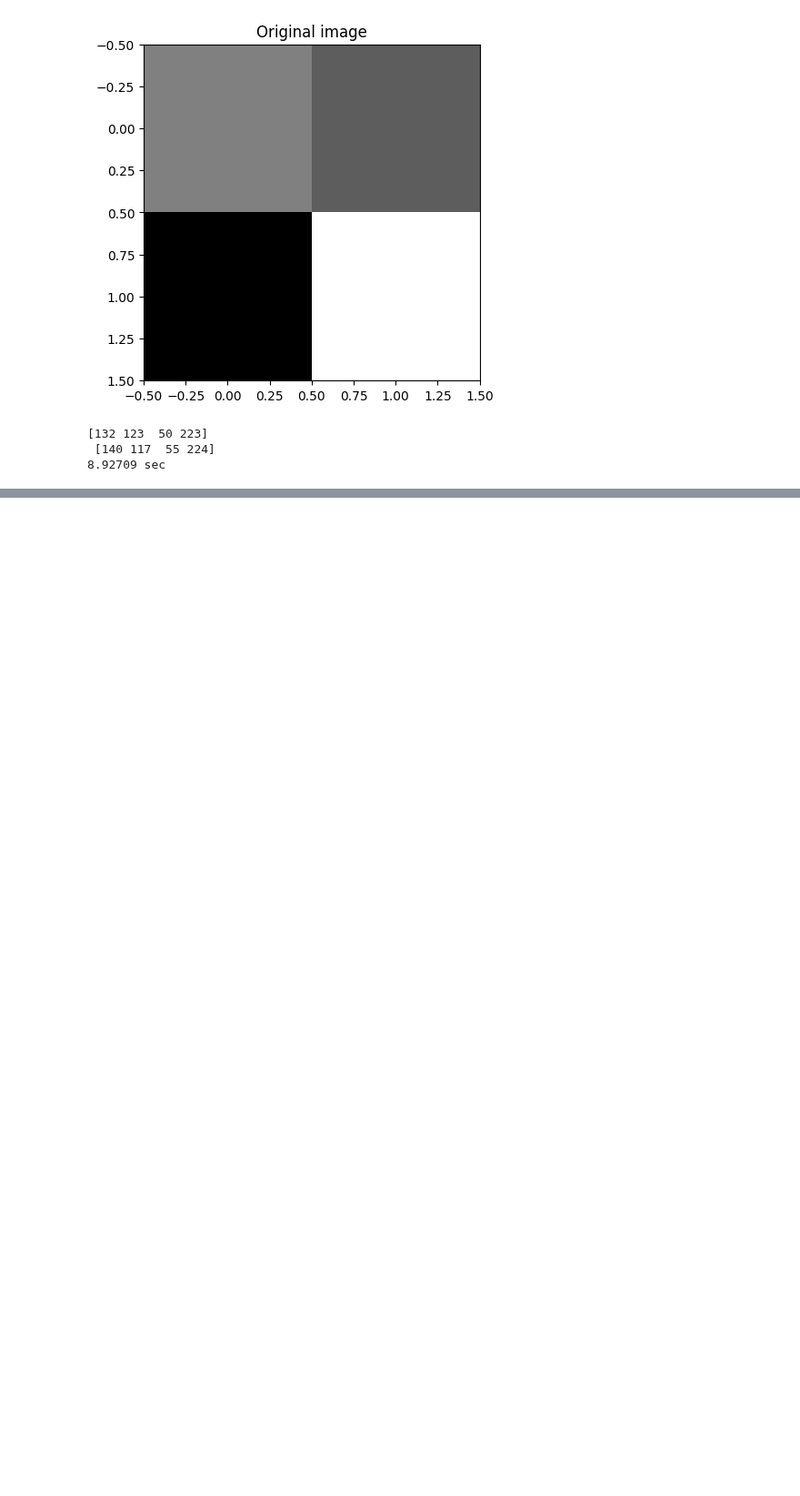
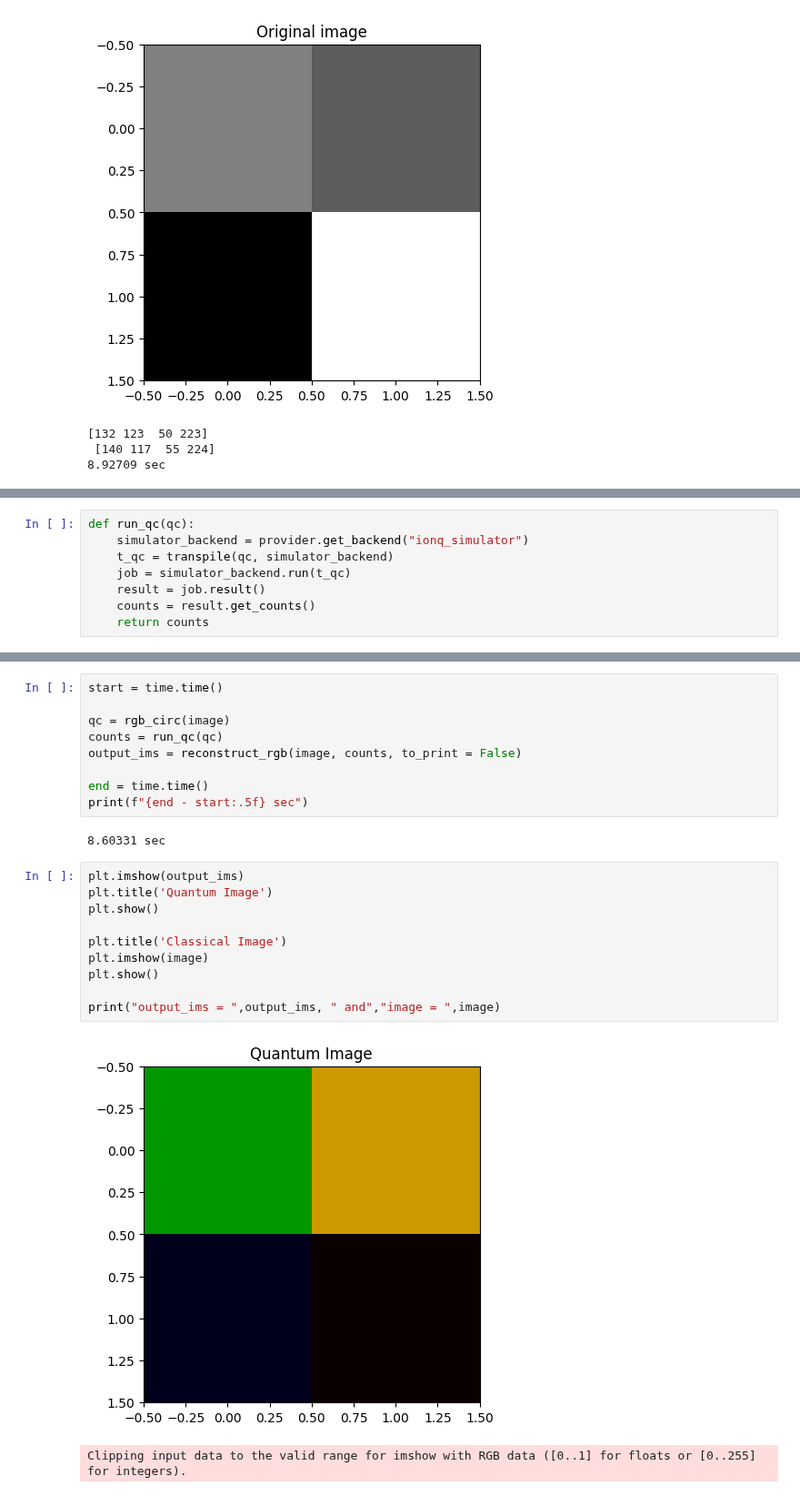
Before and after one commit to ksm999/Stereo, a Jupyter notebook: Time Compare.ipynb, the cells around one changed output, grey strips where cells are left out. Shown at 91% size. Cells and saved outputs as stored; diff of their text form; blank space fills up the shorter version.

```diff
--- a/Time Compare.ipynb
+++ b/Time Compare.ipynb
@@ -779,0 +1022,8 @@ the meauserd coordinates are
+# %%
+def run_qc(qc):
+    simulator_backend = provider.get_backend("ionq_simulator")
+    t_qc = transpile(qc, simulator_backend)
+    job = simulator_backend.run(t_qc)
+    result = job.result()
+    counts = result.get_counts()
+    return counts
@@ -779,0 +1066,24 @@ the meauserd coordinates are
+# %%
+start = time.time()
+
+qc = rgb_circ(image)
+counts = run_qc(qc)
+output_ims = reconstruct_rgb(image, counts, to_print = False)
+
+end = time.time()
+print(f"{end - start:.5f} sec")
+# %% [output]
+8.60331 sec
+# %%
+plt.imshow(output_ims)
+plt.title('Quantum Image')
+plt.show()
+
+plt.title('Classical Image')
+plt.imshow(image)
+plt.show()
+
+print("output_ims = ",output_ims, " and","image = ",image)
+# %% [output]
+[figure, added]
+Clipping input data to the valid range for imshow with RGB data ([0..1] for floats or [0..255] for integers).
```
Also changed, not shown: parts of 20 cells of this notebook.
